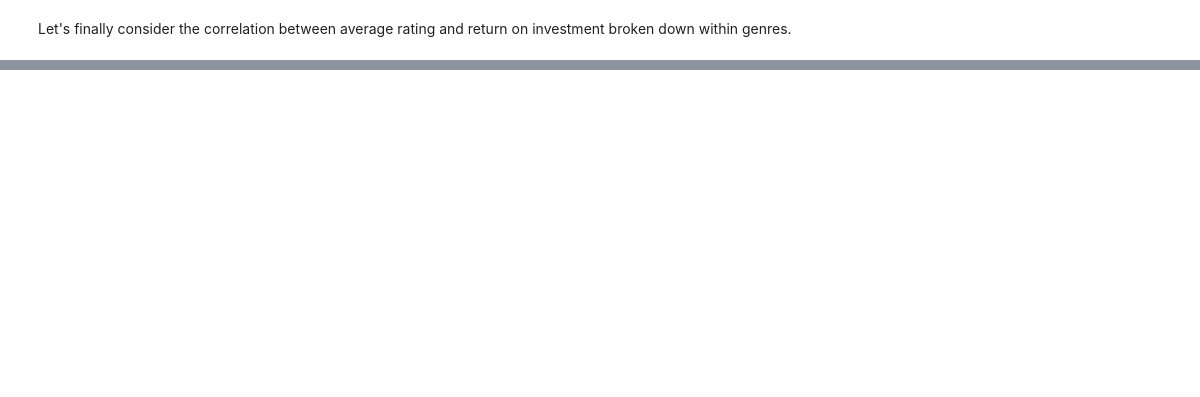
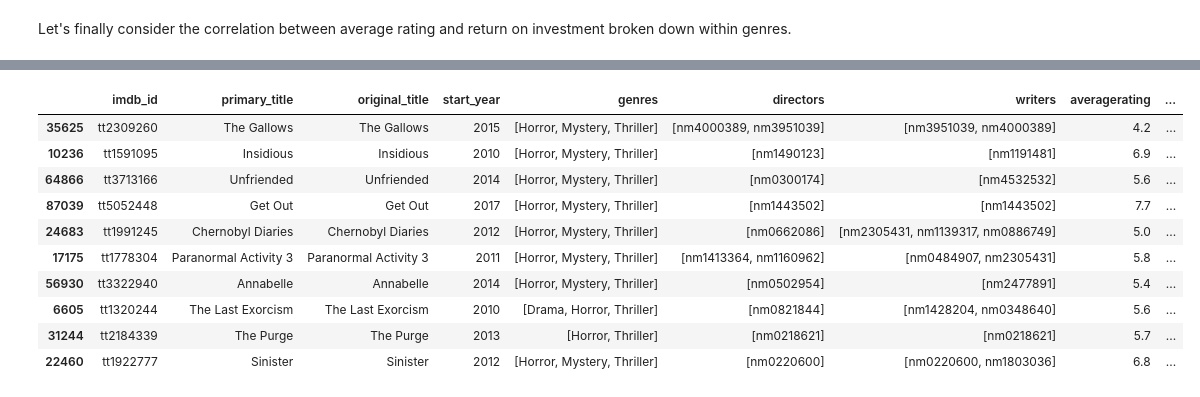
Before and after one commit to bbjornstad-flatiron/flatiron-mod1-project, a Jupyter notebook: data-analysis.ipynb, the cells around one changed output, grey strips where cells are left out. Cells and saved outputs as stored; diff of their text form; code cells hidden in the pictures; blank space fills up the shorter version.

```diff
--- a/data-analysis.ipynb
+++ b/data-analysis.ipynb
@@ -305,0 +325,8 @@ genre_subset_f8.tight_layout()
+# %%
+thriller = final_with_genre_dummies[final_with_genre_dummies.Thriller == 1]
+thriller_drop = thriller.drop(['Horror', 'Adventure', 'Animation', 'Biography',
+                            'Comedy', 'Crime','Documentary', 'Drama', 'Family',
+                           'Fantasy', 'History','Music', 'Musical', 'Action',
+                           'Romance', 'Sci-Fi', 'Sport', 'Mystery','War', 'Western'],axis=1)
+thriller_drop.sort_values('ROI',ascending =False,inplace = True)
+thriller_top10 = thriller_drop.head(10)
@@ -305,0 +354,14 @@ genre_subset_f8.tight_layout()
+# %%
+thriller_top10
+# %% [output]
+|  | imdb_id | primary_title | original_title | start_year | genres | directors | writers | averagerating | ... |
+| 35625 | tt2309260 | The Gallows | The Gallows | 2015 | [Horror, Mystery, Thriller] | [nm4000389, nm3951039] | [nm3951039, nm4000389] | 4.2 | ... |
+| 10236 | tt1591095 | Insidious | Insidious | 2010 | [Horror, Mystery, Thriller] | [nm1490123] | [nm1191481] | 6.9 | ... |
+| 64866 | tt3713166 | Unfriended | Unfriended | 2014 | [Horror, Mystery, Thriller] | [nm0300174] | [nm4532532] | 5.6 | ... |
+| 87039 | tt5052448 | Get Out | Get Out | 2017 | [Horror, Mystery, Thriller] | [nm1443502] | [nm1443502] | 7.7 | ... |
+| 24683 | tt1991245 | Chernobyl Diaries | Chernobyl Diaries | 2012 | [Horror, Mystery, Thriller] | [nm0662086] | [nm2305431, nm1139317, nm0886749] | 5.0 | ... |
+| 17175 | tt1778304 | Paranormal Activity 3 | Paranormal Activity 3 | 2011 | [Horror, Mystery, Thriller] | [nm1413364, nm1160962] | [nm0484907, nm2305431] | 5.8 | ... |
+| 56930 | tt3322940 | Annabelle | Annabelle | 2014 | [Horror, Mystery, Thriller] | [nm0502954] | [nm2477891] | 5.4 | ... |
+| 6605 | tt1320244 | The Last Exorcism | The Last Exorcism | 2010 | [Drama, Horror, Thriller] | [nm0821844] | [nm1428204, nm0348640] | 5.6 | ... |
+| 31244 | tt2184339 | The Purge | The Purge | 2013 | [Horror, Thriller] | [nm0218621] | [nm0218621] | 5.7 | ... |
+| 22460 | tt1922777 | Sinister | Sinister | 2012 | [Horror, Mystery, Thriller] | [nm0220600] | [nm0220600, nm1803036] | 6.8 | ... |
```
Also changed, not shown: parts of 26 cells of this notebook, 8 other files.
